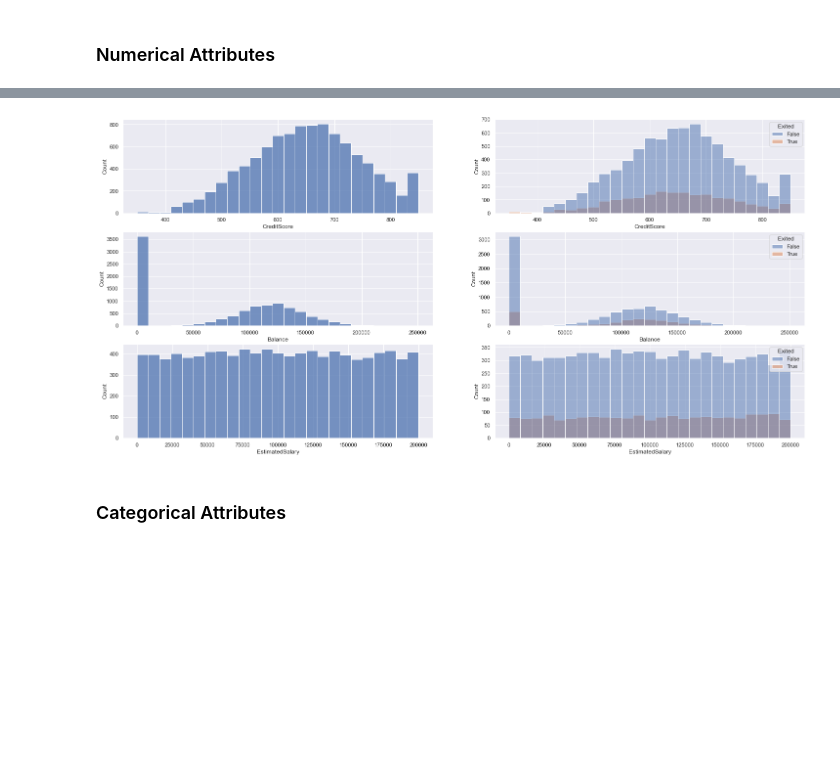
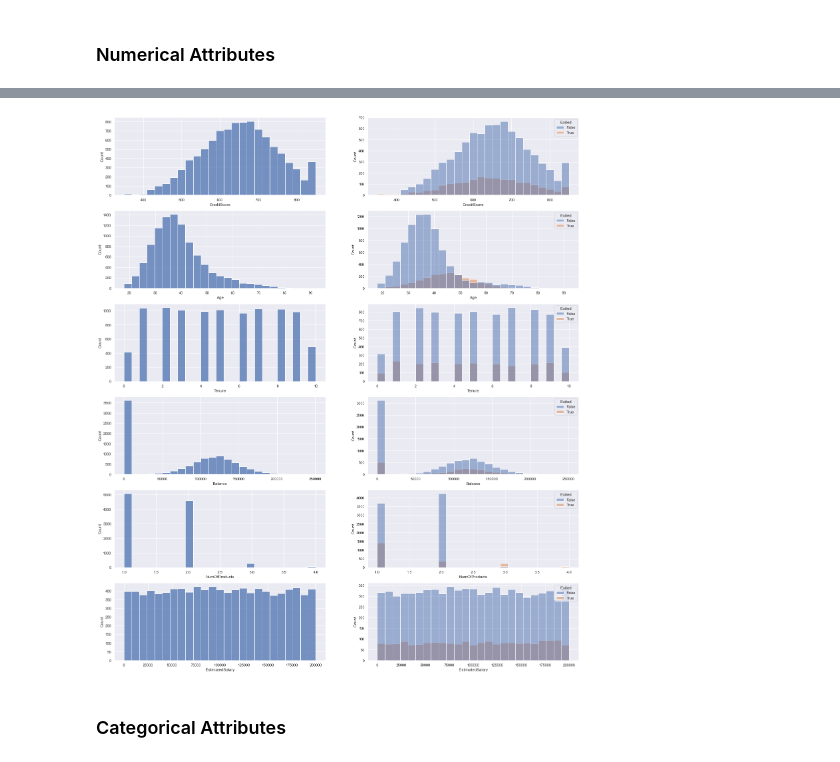
Before and after one commit to FabioCaffarello/Churn-Prediction-TopBank, a Jupyter notebook: 02-Notebooks/01-FirstCycleCRISP/01-DataDescription.ipynb, the cells around one changed output, grey strips where cells are left out. Drawn from its saved outputs; the diff is of its cells as text; code cells hidden in the pictures; blank space fills up the shorter version.

Commit message:
Data Description first interpretation

```diff
--- a/02-Notebooks/01-FirstCycleCRISP/01-DataDescription.ipynb
+++ b/02-Notebooks/01-FirstCycleCRISP/01-DataDescription.ipynb
@@ -165,20 +165,25 @@ boolAttributes = df01.select_dtypes(include=['bool'])
 # %% [markdown]
 ### Numerical Attributes
 # %%
-### Central Tendency -> Mean, Median
+### Central Tendency -> Mean, Median, Mode
 ct1 = pd.DataFrame(numAttributes.apply(np.mean)).T
 ct2 = pd.DataFrame(numAttributes.apply(np.median)).T
+ct3 = pd.DataFrame(stats.mode(numAttributes)[0])
+ct3.columns = ct1.columns
 
-### Dispersion -> std, min, max, range, skew, kurtosis
+### Dispersion -> std, min, max, range, skew, kurtosis, rsd
 d1 = pd.DataFrame(numAttributes.apply(np.std)).T
 d2 = pd.DataFrame(numAttributes.apply(min)).T
 d3 = pd.DataFrame(numAttributes.apply(max)).T
 d4 = pd.DataFrame(numAttributes.apply(lambda x: x.max() - x.min())).T
 d5 = pd.DataFrame(numAttributes.apply(lambda x: x.skew())).T
 d6 = pd.DataFrame(numAttributes.apply(lambda x: x.kurtosis())).T
+d7 = d1 / ct1
+
+
 
 # Concatenate
-m = pd.concat([d2, d3, d4, ct1, ct2, d1, d5, d6]).T.reset_index()
-m.columns = ['Attributes', 'Min', 'Max', 'Range', 'Mean', 'Median', 'Std', 'Skew', 'Kurtosis']
+m = pd.concat([d2, d3, d4, ct1, ct2,ct3, d1, d7, d5, d6]).T.reset_index()
+m.columns = ['Attributes', 'Min', 'Max', 'Range', 'Mean', 'Median', 'Mode', 'Std','Relative Std', 'Skew', 'Kurtosis']
 m
 # %% [output]
@@ -192,18 +210,19 @@ m
 # %%
 count = 1
-attributesToInspect = ['CreditScore', 'Balance', 'EstimatedSalary']
+attributesToInspect = m['Attributes'].tolist()
 rows= len(attributesToInspect)
+plt.figure(figsize=(25,5*rows))
 for i in attributesToInspect:
     plt.subplot(rows, 2, count)
     sns.histplot(x=i, bins=25, data=df01)
     count += 1
 
     plt.subplot(rows, 2, count)
     sns.histplot(x=i, bins=25, hue='Exited', data=df01)
     count += 1
 plt.show()
 # %% [output]
-[figure, old version]
+[figure, new version]
 # %% [markdown]
 ### Categorical Attributes
 # %%
```
Also changed, not shown: parts of 5 cells of this notebook.
